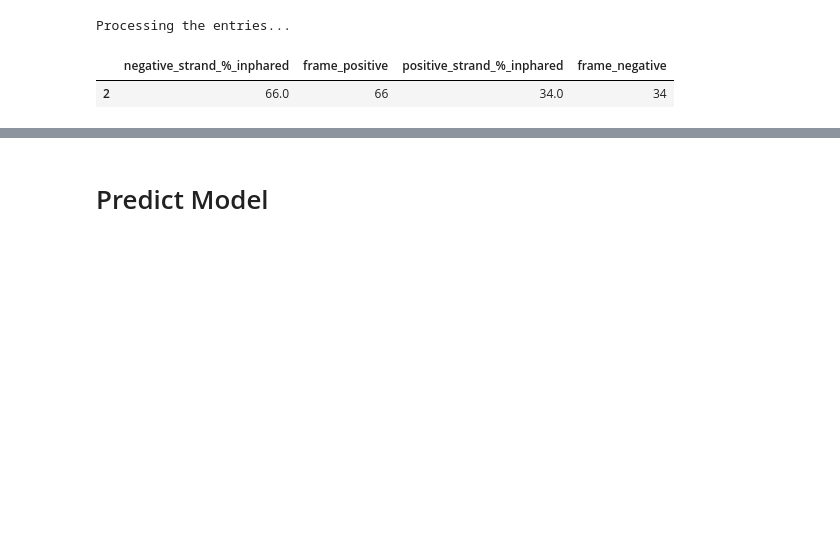
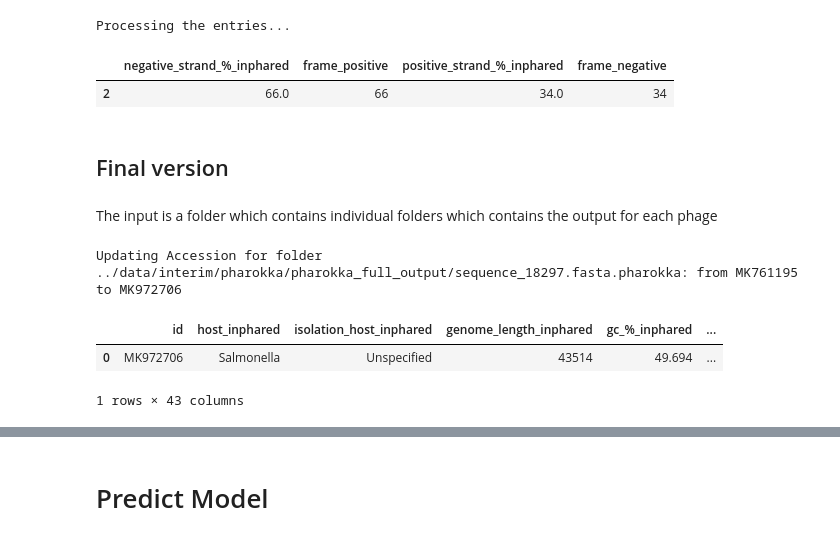
Before and after one commit to Alvaroguleon/Phage-predictor, a Jupyter notebook: notebooks/00_scripts.ipynb, the cells around one changed output, grey strips where cells are left out. Saved outputs shown, nothing was run; the diff lists cells and outputs as text; code cells hidden in the pictures; blank space fills up the shorter version.

```diff
--- a/notebooks/00_scripts.ipynb
+++ b/notebooks/00_scripts.ipynb
@@ -551,3 +551,7 @@ df[df["id_inphared"] == "AY129332"][["negative_strand_%_inphared", "frame_positi
 # %% [output]
 |  | negative_strand_%_inphared | frame_positive | positive_strand_%_inphared | frame_negative |
 | 2 | 66.0 | 66 | 34.0 | 34 |
+# %% [markdown]
+## Final version
+# %% [markdown]
+The input is a folder which contains individual folders which contains the output for each phage
@@ -553,0 +736,42 @@ df[df["id_inphared"] == "AY129332"][["negative_strand_%_inphared", "frame_positi
+# %%
+def staining_feature(staining_df, features_df):
+    stain = pd.read_csv(staining_df, index_col = 0)
+    stain = stain[['Accession', 'staining']]
+    stain = stain.rename(columns={'Accession': 'id'})
+
+    features_df = pd.merge(features_df, stain, on='id', how='left')
+    # columns = ['id','staining','host_inphared','isolation_host_inphared','genome_length_inphared', 'gc_%_inphared', 'cds_number_inphared',
+    #    'positive_strand_%_inphared', 'negative_strand_%_inphared',
+    #    'coding_capacity_inphared', 'tRNAs_inphared', 'host_inphared',
+    #    'isolation_host_inphared', 'molecule_inphared_type_DNA',
+    #    'topology_linear', 'jumbophage_inphared', 'topology_circular',
+    #    'molecule_inphared_type_ss-DNA', 'molecule_inphared_type_RNA',
+    #    'molecule_inphared_type_ss-RNA',  'length', 'gc_perc',
+    #    'transl_table', 'cds_coding_density',  'CARD_AMR_Genes',
+    #    'CDS', 'CRISPRs', 'VFDB_Virulence_Factors', 'connector',
+    #    'head_packaging', 'host_takeover', 'integration and excision', 'lysis',
+    #    'nucleotide_metabolism', 'other', 'tRNAs', 'tail', 'tmRNAs',
+    #     #'contig_x', 'contig', 'contig_y',
+    #    'transcription', 'unkown_function', 'frame_positive',
+    #    'frame_negative', 'sequence']
+
+
+    return features_df
+# %%
+# Usage
+folder = "../data/interim/pharokka/pharokka_full_output/sequence_001.fasta.pharokka"
+
+# folder = "../data/interim/pharokka/pharokka_full_output/sequence_21047.fasta.pharokka"
+
+folder = "../data/interim/pharokka/pharokka_full_output/sequence_18475.fasta.pharokka"
+folder = "../data/interim/pharokka/pharokka_full_output/sequence_18297.fasta.pharokka"
+
+staining_df = "../data/interim/gram_staining/staining_assignation.csv"
+df = engineer_features(folder)
+df = staining_feature(staining_df, df)
+df
+# %% [output]
+Updating Accession for folder ../data/interim/pharokka/pharokka_full_output/sequence_18297.fasta.pharokka: from MK761195 to MK972706
+|  | id | host_inphared | isolation_host_inphared | genome_length_inphared | gc_%_inphared | ... |
+| 0 | MK972706 | Salmonella | Unspecified | 43514 | 49.694 | ... |
+1 rows × 43 columns
```
Also changed, not shown: parts of 3 cells of this notebook, 2 other files.
